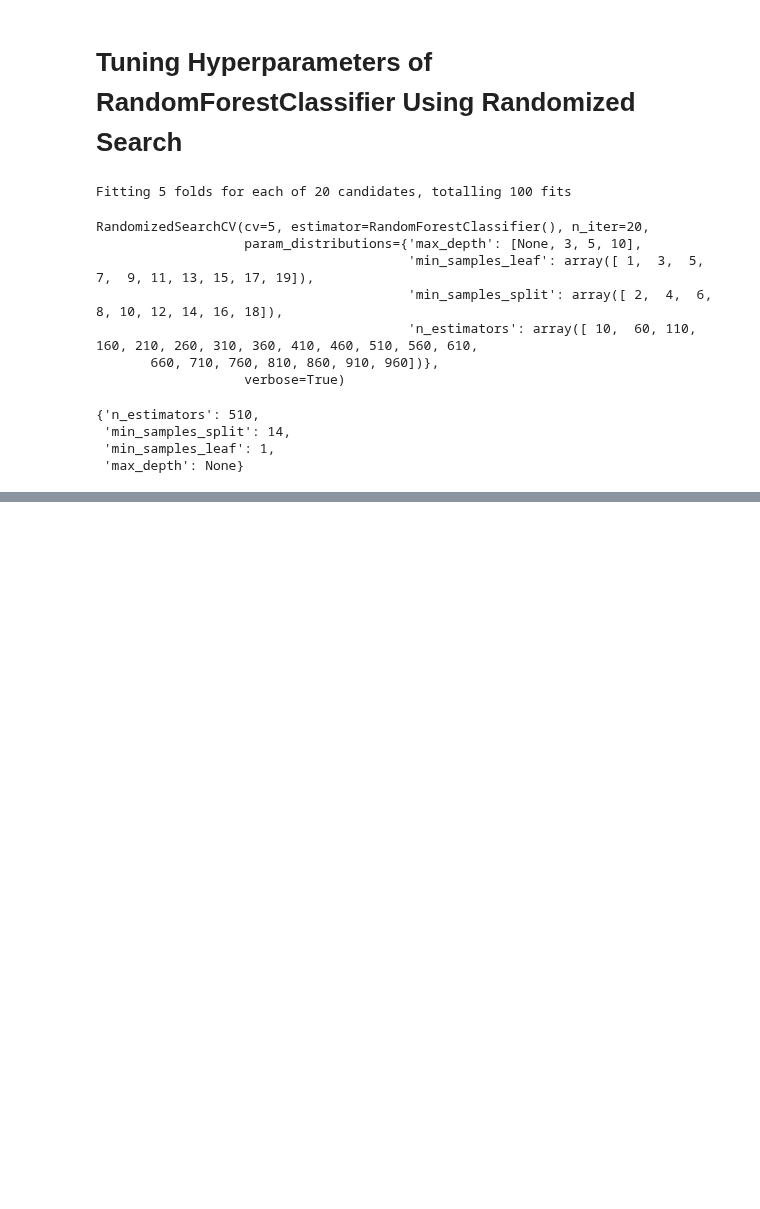
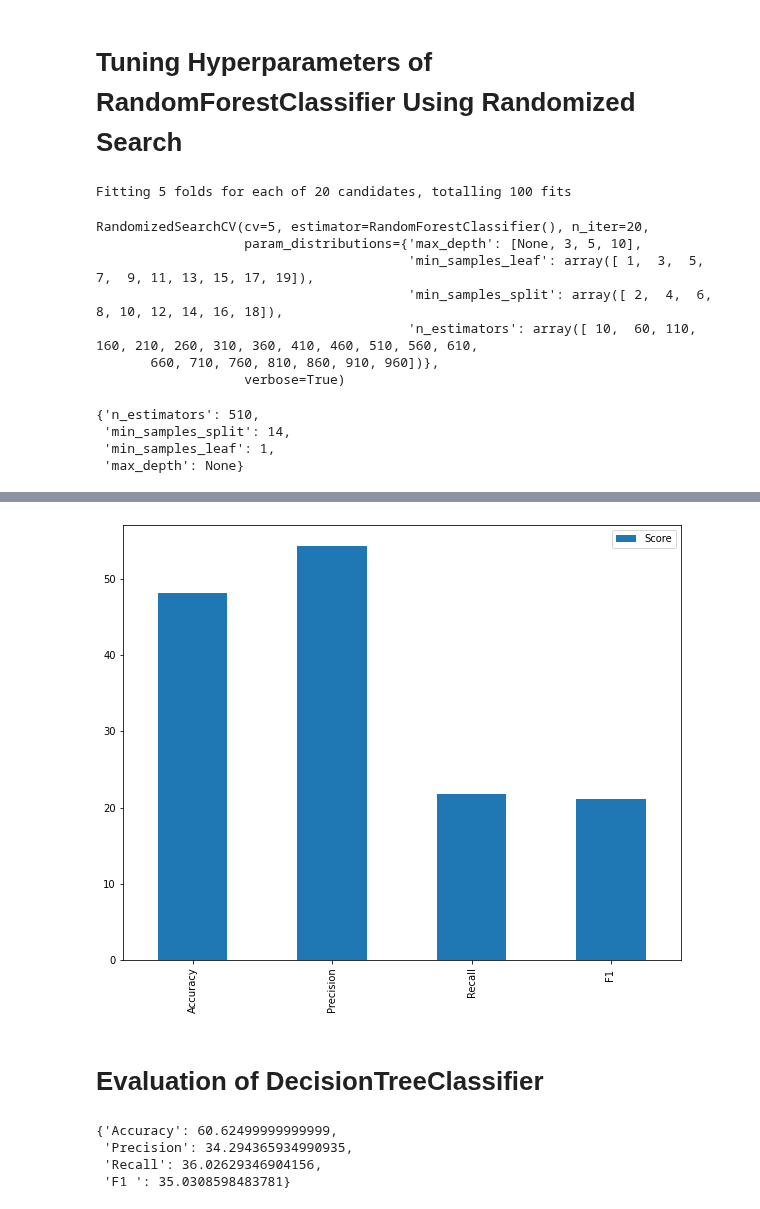
Before and after one commit to shamimsikder/ML-Exercises, a Jupyter notebook: Wine Quality Prediction/Wine Quality Prediction.ipynb, the cells around one changed output, grey strips where cells are left out. Saved outputs shown, nothing was run; the diff lists cells and outputs as text; code cells hidden in the pictures; blank space fills up the shorter version.

```diff
--- a/Wine Quality Prediction/Wine Quality Prediction.ipynb
+++ b/Wine Quality Prediction/Wine Quality Prediction.ipynb
@@ -493,0 +501,17 @@ F1 : 35.40%
+# %%
+knc_res = pd.DataFrame(res,index=["Score"])
+
+knc_res.T.plot.bar(figsize=(10,8));
+# %% [output]
+[figure, added]
+# %% [markdown]
+# Evaluation of DecisionTreeClassifier
+# %%
+res = data_model_evaluation(DecisionTreeClassifier(),x_train, x_test, y_train, y_test)
+
+res
+# %% [output]
+{'Accuracy': 60.62499999999999,
+ 'Precision': 34.294365934990935,
+ 'Recall': 36.02629346904156,
+ 'F1 ': 35.0308598483781}
```
Also changed, not shown: parts of 23 cells of this notebook.
